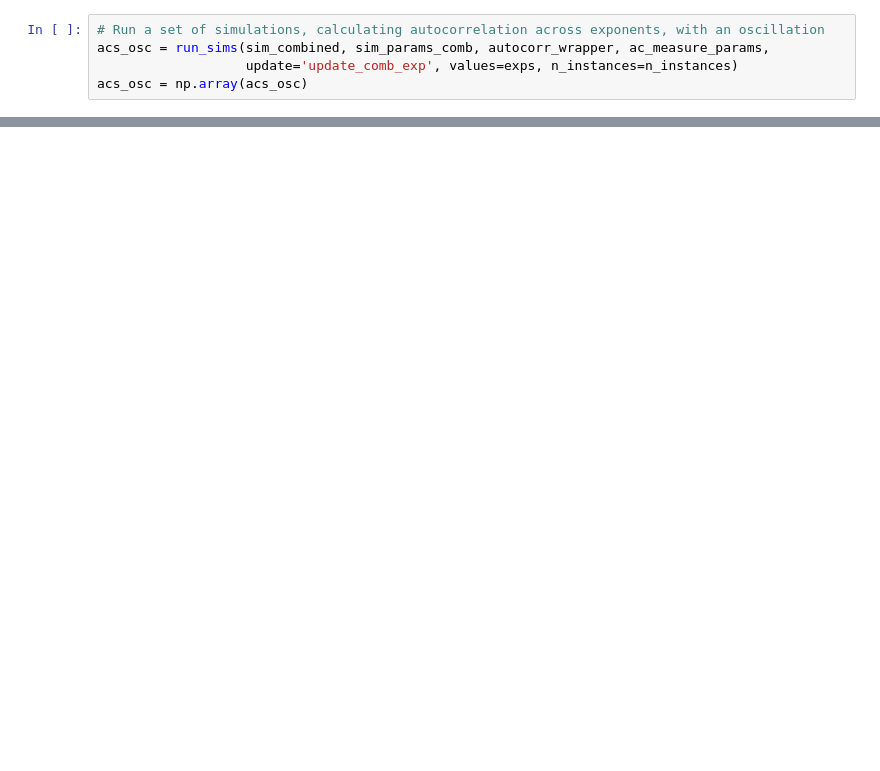
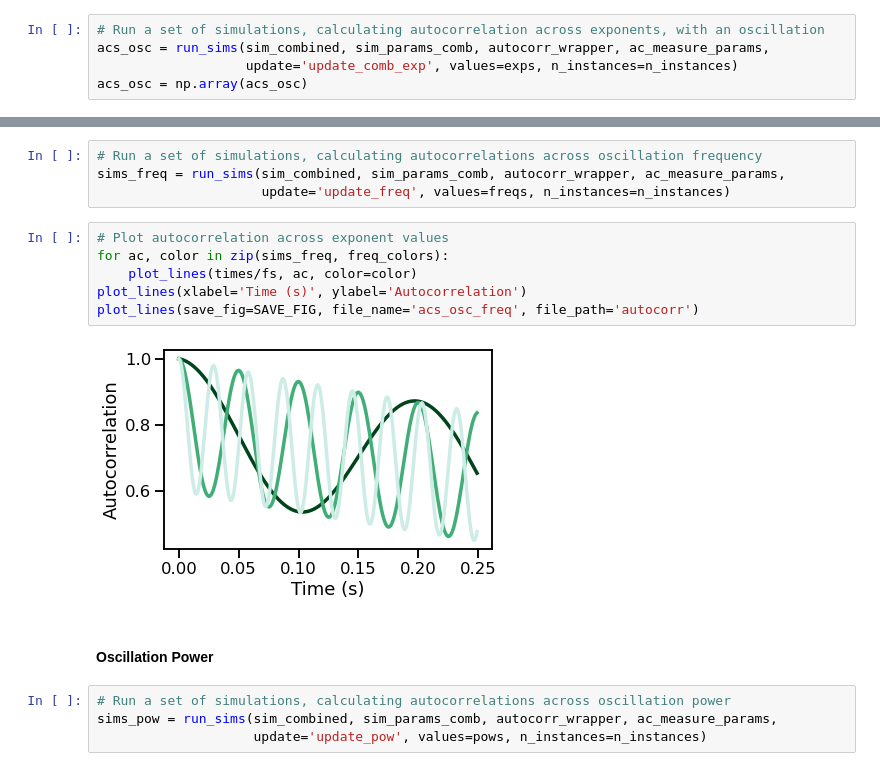
Before and after one commit to AperiodicMethods/AperiodicMethods, a Jupyter notebook: notebooks/Autocorrelation.ipynb, the cells around one changed output, grey strips where cells are left out. Saved outputs shown, nothing was run; the diff lists cells and outputs as text; blank space fills up the shorter version.

```diff
--- a/notebooks/Autocorrelation.ipynb
+++ b/notebooks/Autocorrelation.ipynb
@@ -126,0 +137,18 @@ plot_lines(save_fig=SAVE_FIG, file_name='acs_oscs', file_path='autocorr')
+# %%
+# Run a set of simulations, calculating autocorrelations across oscillation frequency
+sims_freq = run_sims(sim_combined, sim_params_comb, autocorr_wrapper, ac_measure_params,
+                     update='update_freq', values=freqs, n_instances=n_instances)
+# %%
+# Plot autocorrelation across exponent values
+for ac, color in zip(sims_freq, freq_colors):
+    plot_lines(times/fs, ac, color=color)
+plot_lines(xlabel='Time (s)', ylabel='Autocorrelation')
+plot_lines(save_fig=SAVE_FIG, file_name='acs_osc_freq', file_path='autocorr')
+# %% [output]
+[figure, added]
+# %% [markdown]
+#### Oscillation Power
+# %%
+# Run a set of simulations, calculating autocorrelations across oscillation power
+sims_pow = run_sims(sim_combined, sim_params_comb, autocorr_wrapper, ac_measure_params,
+                    update='update_pow', values=pows, n_instances=n_instances)
```
Also changed, not shown: parts of 16 cells of this notebook, 1 other file.
